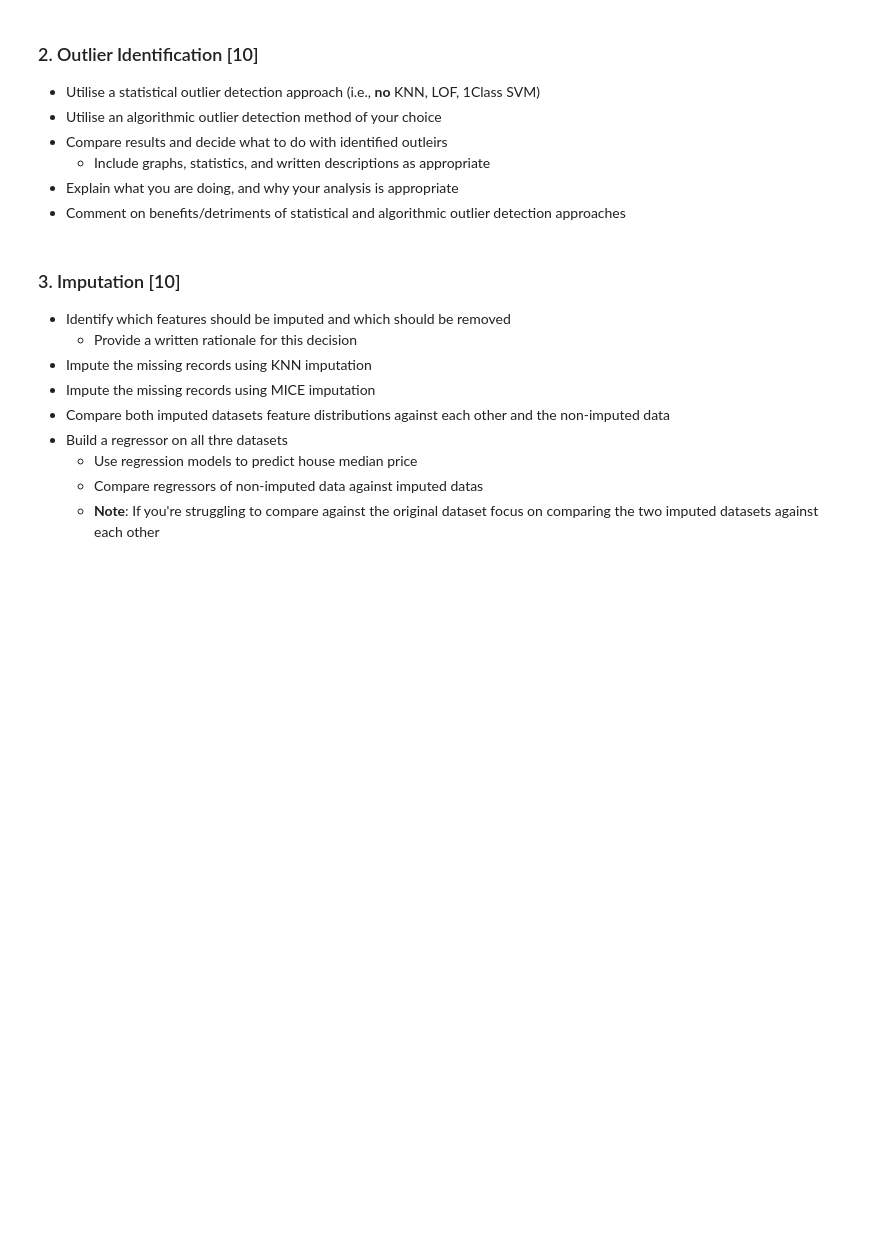
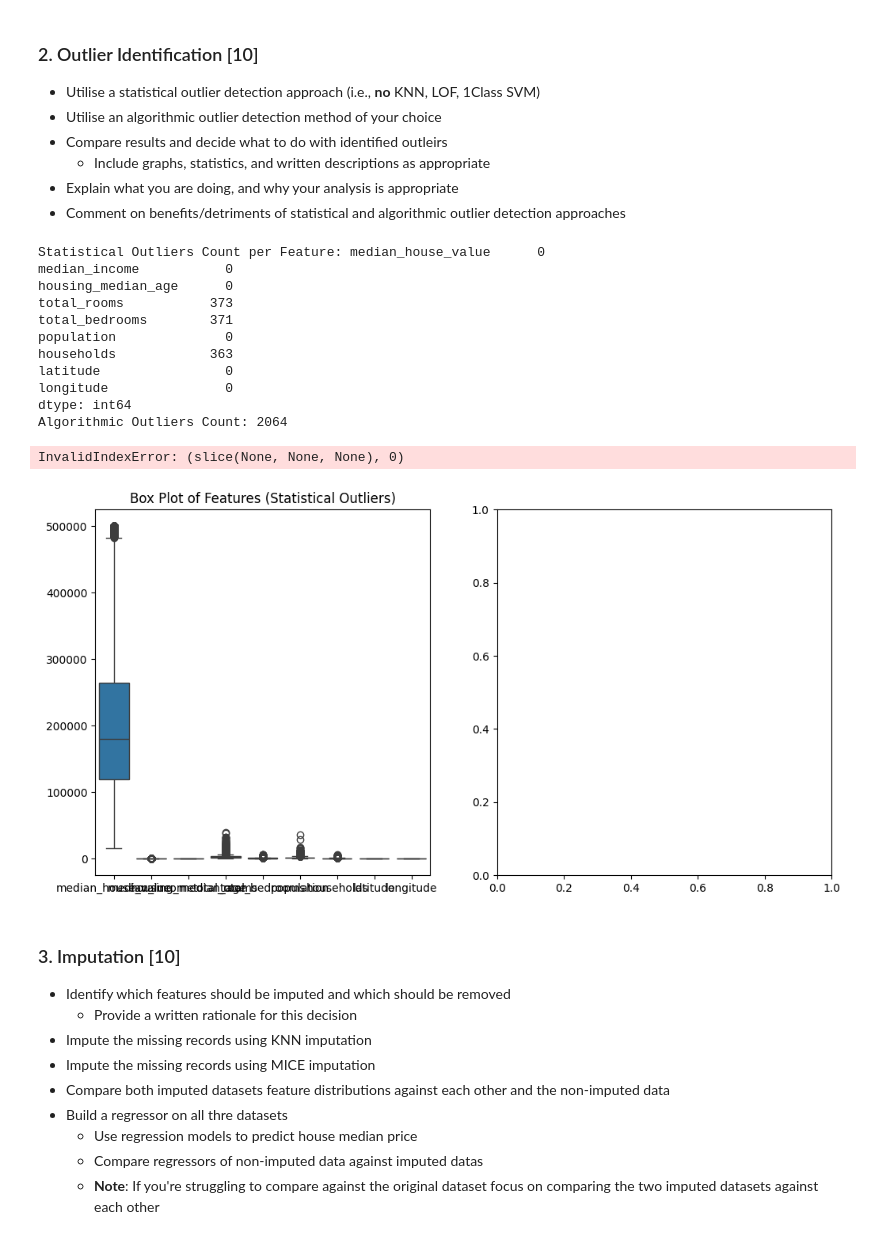
Before and after one commit to OscarIsorez/ComputerVision, a Jupyter notebook: CSC3831_Part_I/Coursework/CSC3831_Final_Assessment.ipynb, the cells around one changed output. Cells and saved outputs as stored; diff of their text form; code cells hidden in the pictures; blank space fills up the shorter version.

Commit message:
Add new data processing functions to enhance analysis capabilities

```diff
--- a/CSC3831_Part_I/Coursework/CSC3831_Final_Assessment.ipynb
+++ b/CSC3831_Part_I/Coursework/CSC3831_Final_Assessment.ipynb
@@ -127,3 +112,69 @@ memory usage: 1.4 MB
+# %%
+
+# - Utilise a statistical outlier detection approach (i.e., **no** KNN, LOF, 1Class SVM)
+import numpy as np
+import pandas as pd
+import matplotlib.pyplot as plt
+import seaborn as sns
+from sklearn.ensemble import IsolationForest
+from scipy import stats
+from sklearn.impute import SimpleImputer
+
+z_scores = np.abs(stats.zscore(houses_corrupted))
+threshold = 3
+statistical_outliers = (z_scores > threshold)
+
+imputer = SimpleImputer(strategy='mean')
+houses_imputed = imputer.fit_transform(houses_corrupted)
+
+isolation_forest = IsolationForest(contamination=0.1, random_state=42)
+isolation_forest.fit(houses_imputed)
+algorithmic_outliers = isolation_forest.predict(houses_imputed) == -1
+
+statistical_outliers_count = np.sum(statistical_outliers, axis=0)
+algorithmic_outliers_count = np.sum(algorithmic_outliers)
+
+print("Statistical Outliers Count per Feature:", statistical_outliers_count)
+print("Algorithmic Outliers Count:", algorithmic_outliers_count)
+
+plt.figure(figsize=(12, 6))
+plt.subplot(1, 2, 1)
+sns.boxplot(data=houses_corrupted)
+plt.title('Box Plot of Features (Statistical Outliers)')
+
+plt.subplot(1, 2, 2)
+plt.scatter(houses_corrupted[:, 0], houses_corrupted[:, 1], c='red', label='Inliers')
+plt.scatter(houses_corrupted[algorithmic_outliers, 0], houses_corrupted[algorithmic_outliers, 1], c='red', label='Outliers')
+plt.title('Scatter Plot with Algorithmic Outliers')
+plt.xlabel('Feature 1')
+plt.ylabel('Feature 2')
+plt.legend()
+plt.show()
+
+# Step 5: Explain and Comment
+print("""
+Explanation:
+- Statistical outlier detection using Z-score identifies outliers based on the standard deviation from the mean.
+- Algorithmic outlier detection using Isolation Forest identifies outliers by isolating observations in the feature space.
+
+Benefits and Detriments:
+- Statistical methods are simple and easy to implement but may not capture complex outlier patterns.
+- Algorithmic methods like Isolation Forest can capture complex patterns but may require more computational resources and careful tuning.
+""")
+# %% [output]
+Statistical Outliers Count per Feature: median_house_value      0
+median_income           0
+housing_median_age      0
+total_rooms           373
+total_bedrooms        371
+population              0
+households            363
+latitude                0
+longitude               0
+dtype: int64
+Algorithmic Outliers Count: 2064
+InvalidIndexError: (slice(None, None, None), 0)
+[figure, added]
 # %% [markdown]
 ### 3. Imputation [10]
 - Identify which features should be imputed and which should be removed
```
Also changed, not shown: parts of 4 cells of this notebook, 1 other file.
